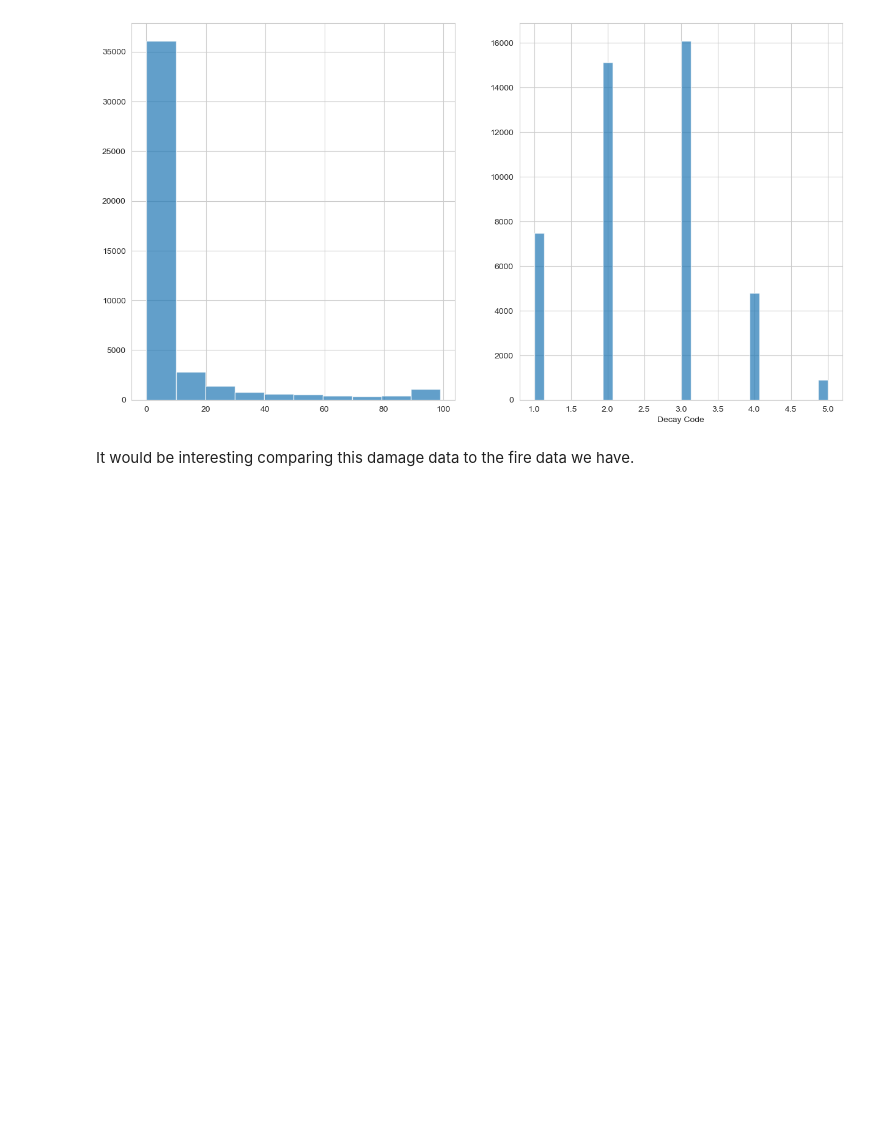
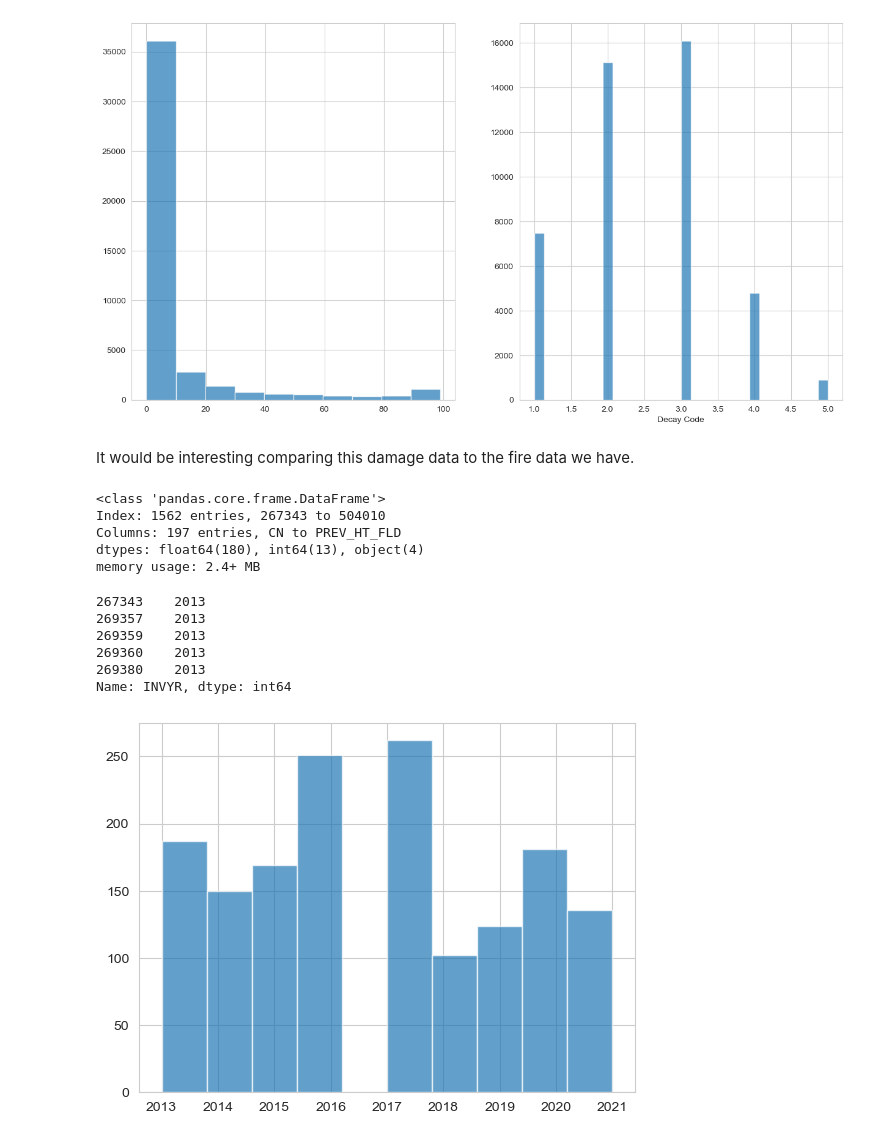
Before and after one commit to hbclad/Erdos_Trees, a Jupyter notebook: Data Analysis/Trees_FIA_Crown&Damage.ipynb, the cells around one changed output. Saved outputs shown, nothing was run; the diff lists cells and outputs as text; code cells hidden in the pictures; blank space fills up the shorter version.

Commit message:
added more damage analysis to the notebook

```diff
--- a/Data Analysis/Trees_FIA_Crown&Damage.ipynb
+++ b/Data Analysis/Trees_FIA_Crown&Damage.ipynb
@@ -183,3 +185,27 @@ plt.show()
 [figure]
 # %% [markdown]
 It would be interesting comparing this damage data to the fire data we have.
+# %%
+trees_damage_fire= wa_tree_data[(wa_tree_data['DAMAGE_AGENT_CD1']==30000) | (wa_tree_data['DAMAGE_AGENT_CD2']==30000) |(wa_tree_data['DAMAGE_AGENT_CD3']==30000)]
+# %%
+trees_damage_fire.info()
+# %% [output]
+<class 'pandas.core.frame.DataFrame'>
+Index: 1562 entries, 267343 to 504010
+Columns: 197 entries, CN to PREV_HT_FLD
+dtypes: float64(180), int64(13), object(4)
+memory usage: 2.4+ MB
+# %%
+trees_damage_fire['INVYR'].head()
+# %% [output]
+267343    2013
+269357    2013
+269359    2013
+269360    2013
+269380    2013
+Name: INVYR, dtype: int64
+# %%
+plt.hist(trees_damage_fire['INVYR'], bins=10, alpha=0.7)
+plt.show()
+# %% [output]
+[figure, added]
```
Also changed, not shown: parts of 3 cells of this notebook.
